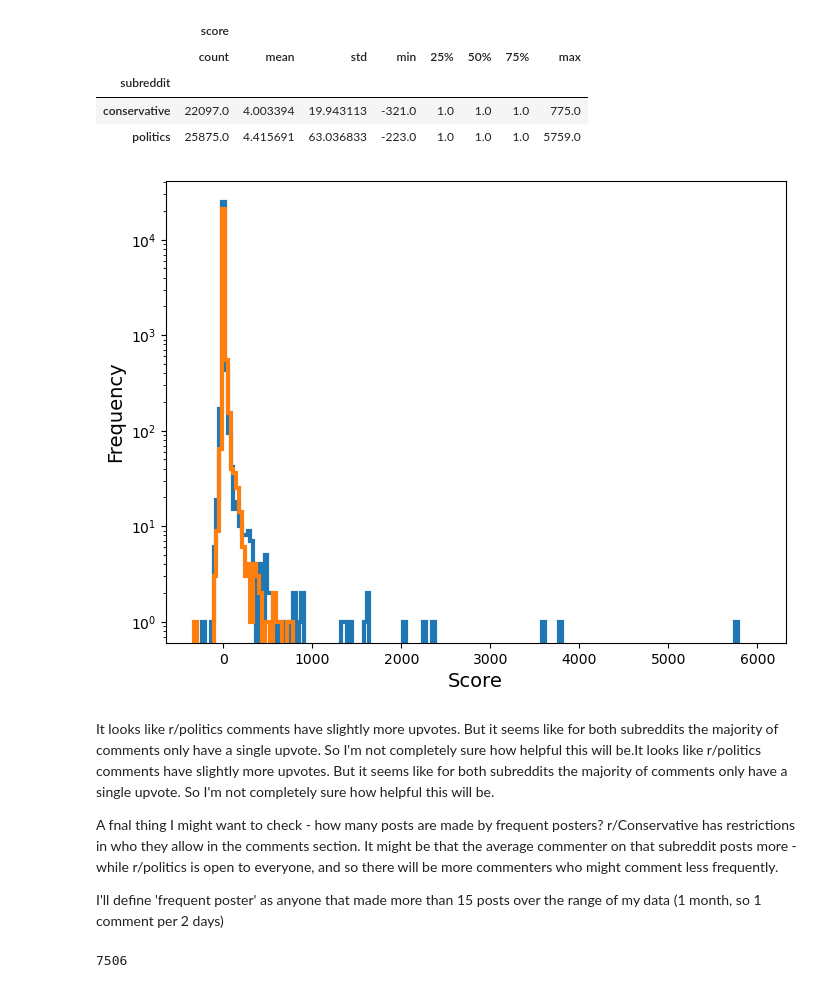
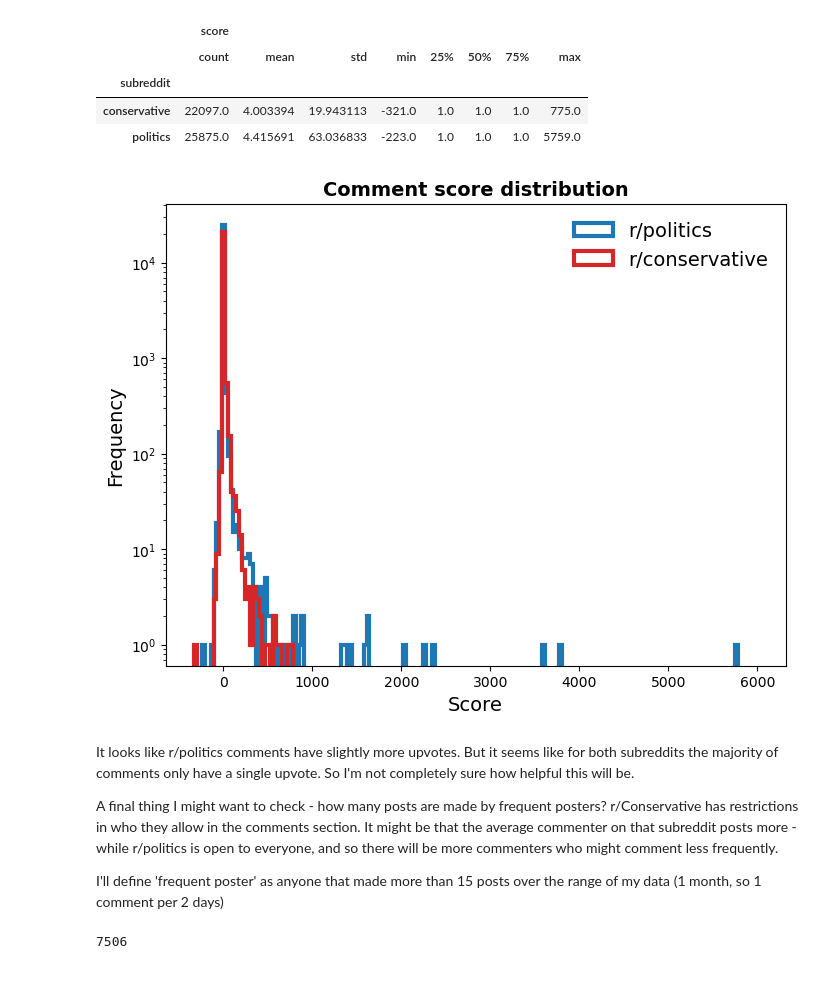
Before and after one commit to martijndevries/NLP_Reddit, a Jupyter notebook: code/EDA_and_cleaning.ipynb, the cells around one changed output. Saved outputs shown, nothing was run; the diff lists cells and outputs as text; code cells hidden in the pictures.

```diff
--- a/code/EDA_and_cleaning.ipynb
+++ b/code/EDA_and_cleaning.ipynb
@@ -153,8 +153,12 @@ I will have to get rid of a few atypical characters that I do want to keep inclu
 I would also like to keep emojis. For that I use the UNICODE_EMOJI list from the emoji package, so that I can ignore those for the ASCII conversion attempt as well
 # %%
 def isEnglish(s):
+    """
+    Tries to convert string to ascii - returns False if this throws a DecodeError, True if not
+    """
+
     #These characters should be allowed in my text, so for this check i'll just remove them from the string before the ASCII conversion
-    #This list is not exhaustive and was obtained through trial and error - for my purposes it seems 'good enough'
+    #This list is not exhaustive and was obtained through trial and error - for my purposes it seems good enough
     esc_chars = ['‘', '’', '—', '‐', '“', '”', '«', '–', 'а', 'é', 'е', 'ē', '½', '…', '»', '›', 'á', '-', ' ̶', '―', '|', '❗️', 'ê', '¯', \
                  '·', 'ó', '+', 'ò', 'ö', 'ü', ':', '•', '￼', '⋆', '★', '£', '$', '\u200e', '\u200b', '🤦‍♂️', '„', '🤷‍♂️', '！', '´', 'ツ', '§']
 
@@ -966,20 +983,22 @@ com_df[['subreddit', 'score']].groupby(by='subreddit').describe()
 # %%
 fig, ax = plt.subplots(figsize=(8,6))
 
 score_bins = np.linspace(-330, 6000, 200)
-ax.hist(com_df[com_df['subreddit'] == 'politics']['score'], bins=score_bins, histtype='step', linewidth=3)
-ax.hist(com_df[com_df['subreddit'] == 'conservative']['score'], bins=score_bins, histtype='step', linewidth=3)
+ax.hist(com_df[com_df['subreddit'] == 'politics']['score'], bins=score_bins, histtype='step', linewidth=3, color='tab:blue', label='r/politics')
+ax.hist(com_df[com_df['subreddit'] == 'conservative']['score'], bins=score_bins, histtype='step', linewidth=3, color='tab:red', label='r/conservative')
 
 ax.set_yscale('log')
 ax.set_xlabel('Score', fontsize=14)
 ax.set_ylabel('Frequency', fontsize=14)
+ax.legend(frameon=False, numpoints=1, fontsize=14)
+ax.set_title('Comment score distribution', fontsize=14, fontweight='bold')
 plt.show()
 # %% [output]
-[figure, old version]
+[figure, new version]
 # %% [markdown]
-It looks like r/politics comments have slightly more upvotes. But it seems like for both subreddits the majority of comments only have a single upvote. So I'm not completely sure how helpful this will be.It looks like r/politics comments have slightly more upvotes. But it seems like for both subreddits the majority of comments only have a single upvote. So I'm not completely sure how helpful this will be.
+It looks like r/politics comments have slightly more upvotes. But it seems like for both subreddits the majority of comments only have a single upvote. So I'm not completely sure how helpful this will be.
 
-A fnal thing I might want to check - how many posts are made by frequent posters? r/Conservative has restrictions in who they allow in the comments section. It might be that the average commenter on that subreddit posts more - while r/politics is open to everyone, and so there will be more commenters who might comment less frequently.
+A final thing I might want to check - how many posts are made by frequent posters? r/Conservative has restrictions in who they allow in the comments section. It might be that the average commenter on that subreddit posts more - while r/politics is open to everyone, and so there will be more commenters who might comment less frequently.
 
 I'll define 'frequent poster' as anyone that made more than 15 posts over the range of my data (1 month, so 1 comment per 2 days)
 # %%
```
Also changed, not shown: parts of 7 cells of this notebook, 9 other files.
